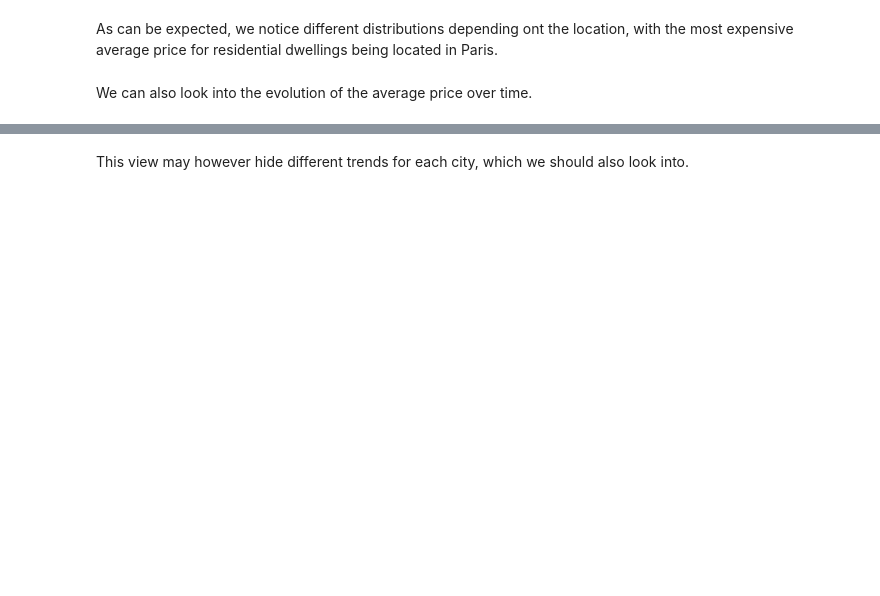
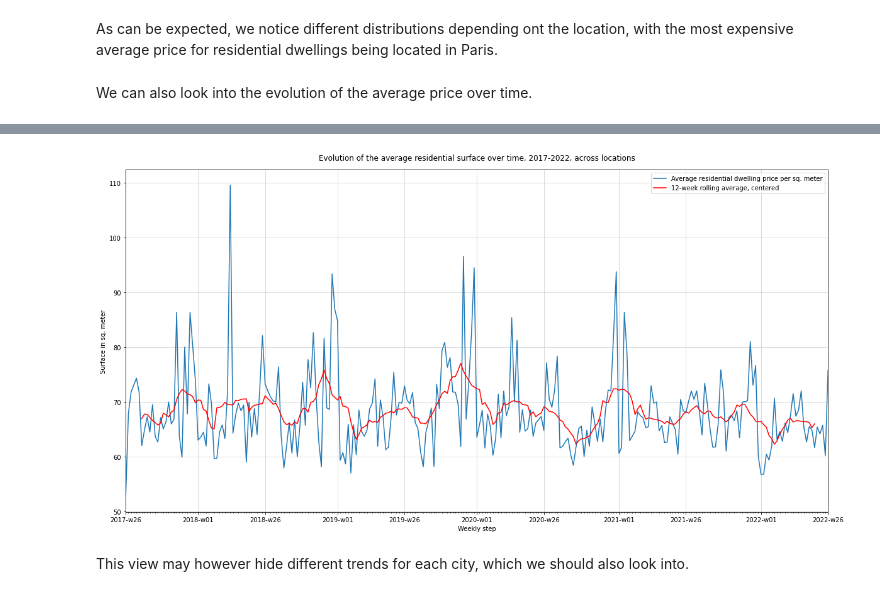
Before and after one commit to SPariente/covid-home-price-fr, a Jupyter notebook: 1_data_exploration.ipynb, the cells around one changed output, grey strips where cells are left out. Saved outputs shown, nothing was run; the diff lists cells and outputs as text; code cells hidden in the pictures; blank space fills up the shorter version.

```diff
--- a/1_data_exploration.ipynb
+++ b/1_data_exploration.ipynb
@@ -125,3 +137,38 @@ plt.show()
+# %%
+fig, ax = plt.subplots(figsize=(20,10))
+
+sns.lineplot(
+    x=range(avg_surf_data.shape[0]),
+    y=avg_surf_data['surface'],
+    label="Average residential dwelling price per sq. meter"
+)
+
+sns.lineplot(
+    x=range(avg_surf_data.shape[0]),
+    y=avg_surf_data['surface'].rolling(12, center=True).mean(),
+    color='r',
+    label="12-week rolling average, centered"
+)
+
+ax.grid(True, color='lightgrey')
+
+ax.set_xticks(ticks, labels)
+ax.set_xticks(range(avg_surf_data.shape[0]), minor=True)
+
+ax.set_ylabel('Surface in sq. meter')
+ax.set_xlabel('Weekly step')
+
+
+ax.set_xlim(
+    left=ax.get_xticks()[0],
+    right=ax.get_xticks()[-1]
+)
+
+ax.set_title('Evolution of the average residential surface over time, 2017-2022, across locations', pad=15)
+
+plt.show()
+# %% [output]
+[figure, added]
 # %% [markdown]
 This view may however hide different trends for each city, which we should also look into.
 # %%
```
Also changed, not shown: parts of 17 cells of this notebook.
